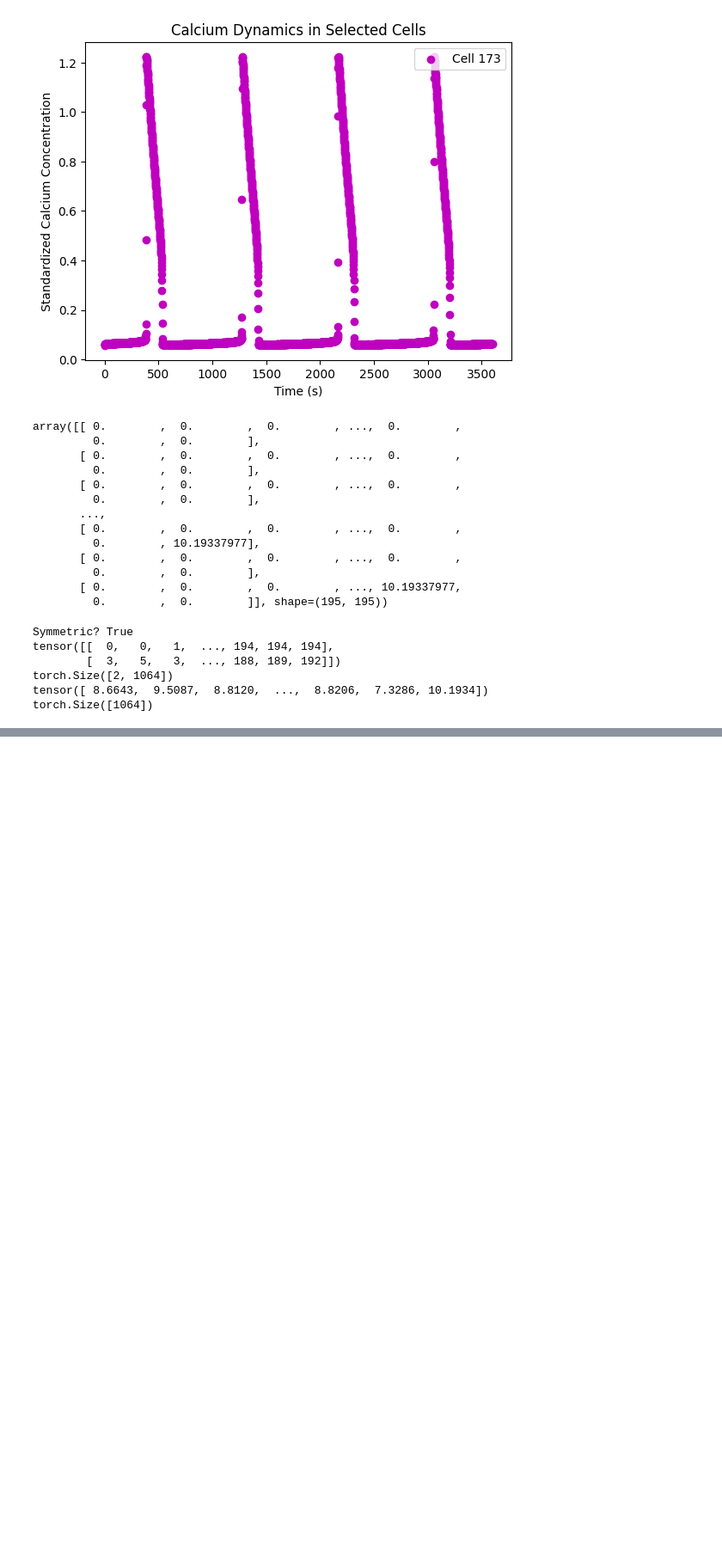
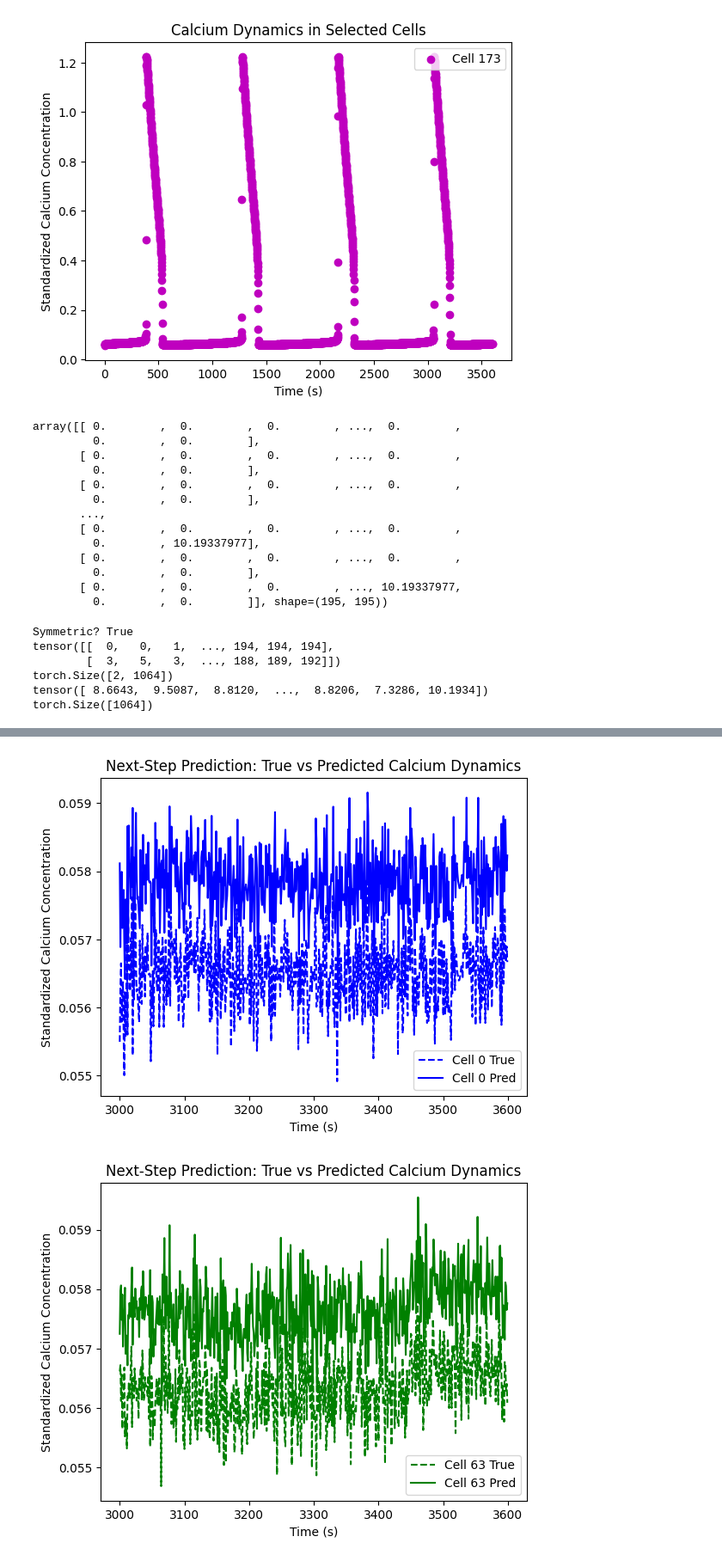
Before and after one commit to dowlinglab/Initiator_Cell_GNN_Development, a Jupyter notebook: Attempts_with_Calcium/manual_GraphSAGE_GRU_PyG.ipynb, the cells around one changed output, grey strips where cells are left out. Shown: that part at 86% size. Drawn from its saved outputs; the diff is of its cells as text; code cells hidden in the pictures; blank space fills up the shorter version.

```diff
--- a/Attempts_with_Calcium/manual_GraphSAGE_GRU_PyG.ipynb
+++ b/Attempts_with_Calcium/manual_GraphSAGE_GRU_PyG.ipynb
@@ -277,0 +438,10 @@ RuntimeError: Expected hidden size (1, 1, 32), got [1, 195, 32]
+# %%
+T_train = 3000
+Ca = Ca_conc2_noisy
+
+train_set = PouchTemporalDataset(Ca[:, :T_train], edge_index)
+test_set  = PouchTemporalDataset(Ca[:, T_train-1:], edge_index)
+# %%
+# Train next-step model
+model_nextstep = SAGE_GRU_Autoregressive2(in_channels=1, hidden_channels=32)
+train_model_nextstep(model_nextstep, train_set, epochs=50, lr=1e-3)
@@ -277,0 +466,24 @@ RuntimeError: Expected hidden size (1, 1, 32), got [1, 195, 32]
+# %%
+# Test the model preds, truths = evaluate_nextstep(model_nextstep, test_set)
+preds_list, truths_list = evaluate_nextstep(model_nextstep, test_set)
+# %%
+# Convert lists of (N,1) tensors into arrays
+truths_arr = torch.stack([t.squeeze(1) for t in truths_list], dim=1).numpy()  # (N, T_test)
+preds_arr  = torch.stack([p.squeeze(1) for p in preds_list],  dim=1).numpy()  # (N, T_test)
+# %%
+# Plot results for a few example cells
+timepoints_test = time_points2[T_train:]
+
+cell_indices = [0, 63, 66, 175, 173 ]  #Example cell indices
+colors = ['b', 'g', 'r', 'c', 'm']
+for i in cell_indices:
+    plt.plot(timepoints_test, truths_arr[i, :], label=f'Cell {i} True', color=colors[cell_indices.index(i) % len(colors)], linestyle='--')
+    plt.plot(timepoints_test, preds_arr[i, :], label=f'Cell {i} Pred', color=colors[cell_indices.index(i) % len(colors)], linestyle='-')
+    plt.xlabel('Time (s)')
+    plt.ylabel('Standardized Calcium Concentration')
+    plt.title('Next-Step Prediction: True vs Predicted Calcium Dynamics')
+    plt.legend()
+    plt.show()
+# %% [output]
+[figure, added]
+[figure, added]
```
Also changed, not shown: parts of 11 cells of this notebook.
